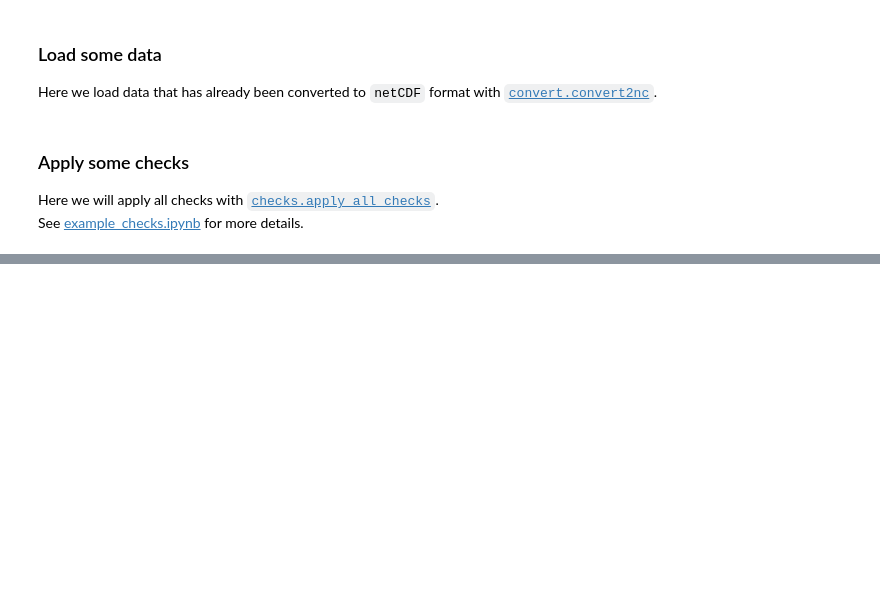
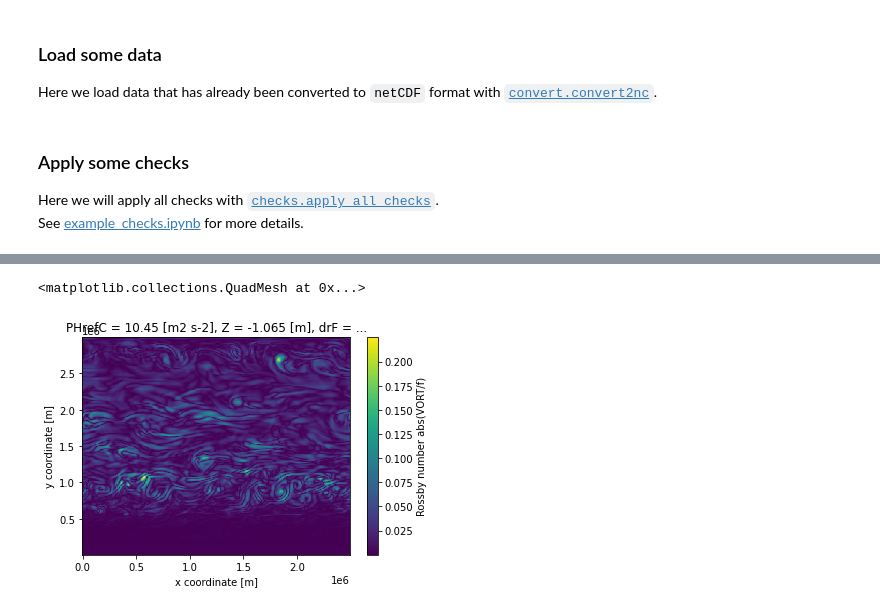
Before and after one commit to jk-rieck/postmit, a Jupyter notebook: examples/example_calcs.ipynb, the cells around one changed output, grey strips where cells are left out. Cells and saved outputs as stored; diff of their text form; code cells hidden in the pictures; blank space fills up the shorter version.

```diff
--- a/examples/example_calcs.ipynb
+++ b/examples/example_calcs.ipynb
@@ -79,0 +73,6 @@ Coordinates: (12/37)
+# %%
+ds = pm.calcs.rossby_num(ds, path_to_input=path_to_input)
+ds.RosNum.isel(time=0, Z=0, YG=slice(1,None)).plot()
+# %% [output]
+<matplotlib.collections.QuadMesh at 0x...>
+[figure, added]
```
Also changed, not shown: parts of 19 cells of this notebook.
